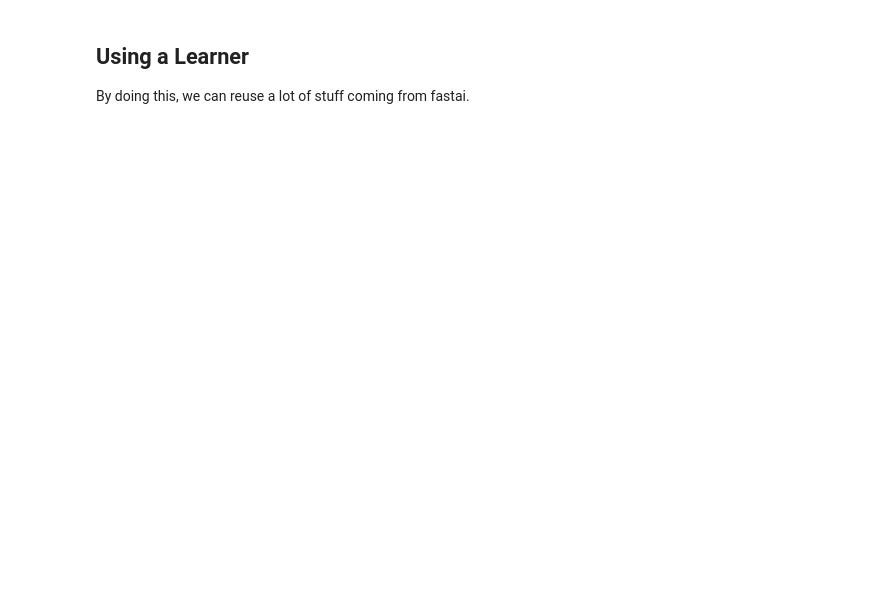
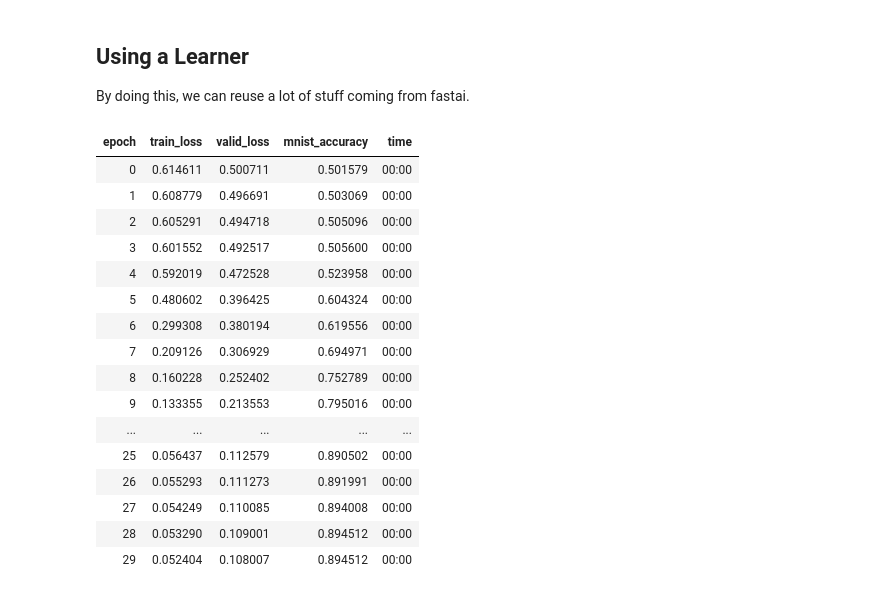
Before and after one commit to arunoda/fastai-v4, a Jupyter notebook: 04.4.mnist-sgd.ipynb, the cells around one changed output. Saved outputs shown, nothing was run; the diff lists cells and outputs as text; code cells hidden in the pictures; blank space fills up the shorter version.

```diff
--- a/04.4.mnist-sgd.ipynb
+++ b/04.4.mnist-sgd.ipynb
@@ -345,15 +345,16 @@ ACC: 0.8755226135253906
 **It seems like this model is not as what we defined above**<br/>
 So, let's create a custom model.
 # %%
-class MyModel:
-    def __init__(self, n_features):
-        self.weights = torch.randn(n_features).requires_grad_()
+class MyModel(nn.Module):
+    def __init__(self, in_features, out_features=1):
+        super(MyModel, self).__init__()
+        self.weights = torch.randn((in_features, out_features)).requires_grad_()
         self.bias = torch.randn(1).requires_grad_()
 
     def parameters(self):
         return [self.weights, self.bias]
 
-    def __call__(self, X):
+    def forward(self, X):
         return X@self.weights + self.bias
 # %%
 my_model = MyModel(28*28)
@@ -458,4 +480,24 @@ By doing this, we can reuse a lot of stuff coming from fastai.
 dls = DataLoaders(train_dl, valid_dl)
 # %%
 ## Let's create the leaerner
-learn = Learner(dls, nn.Linear(28*28, 1), opt_func=SGD, loss_func=mnist_loss, metrics=mnist_accuracy)
+learn = Learner(dls, MyModel(28*28, 1), opt_func=SGD, loss_func=mnist_loss, metrics=mnist_accuracy)
+# %%
+learn.fit(30, lr=.5)
+# %% [output]
+| epoch | train_loss | valid_loss | mnist_accuracy | time |
+| 0 | 0.614611 | 0.500711 | 0.501579 | 00:00 |
+| 1 | 0.608779 | 0.496691 | 0.503069 | 00:00 |
+| 2 | 0.605291 | 0.494718 | 0.505096 | 00:00 |
+| 3 | 0.601552 | 0.492517 | 0.505600 | 00:00 |
+| 4 | 0.592019 | 0.472528 | 0.523958 | 00:00 |
+| 5 | 0.480602 | 0.396425 | 0.604324 | 00:00 |
+| 6 | 0.299308 | 0.380194 | 0.619556 | 00:00 |
+| 7 | 0.209126 | 0.306929 | 0.694971 | 00:00 |
+| 8 | 0.160228 | 0.252402 | 0.752789 | 00:00 |
+| 9 | 0.133355 | 0.213553 | 0.795016 | 00:00 |
+| ... | ... | ... | ... | ... |
+| 25 | 0.056437 | 0.112579 | 0.890502 | 00:00 |
+| 26 | 0.055293 | 0.111273 | 0.891991 | 00:00 |
+| 27 | 0.054249 | 0.110085 | 0.894008 | 00:00 |
+| 28 | 0.053290 | 0.109001 | 0.894512 | 00:00 |
+| 29 | 0.052404 | 0.108007 | 0.894512 | 00:00 |
```
Also changed, not shown: parts of 30 cells of this notebook, 1 other file.
